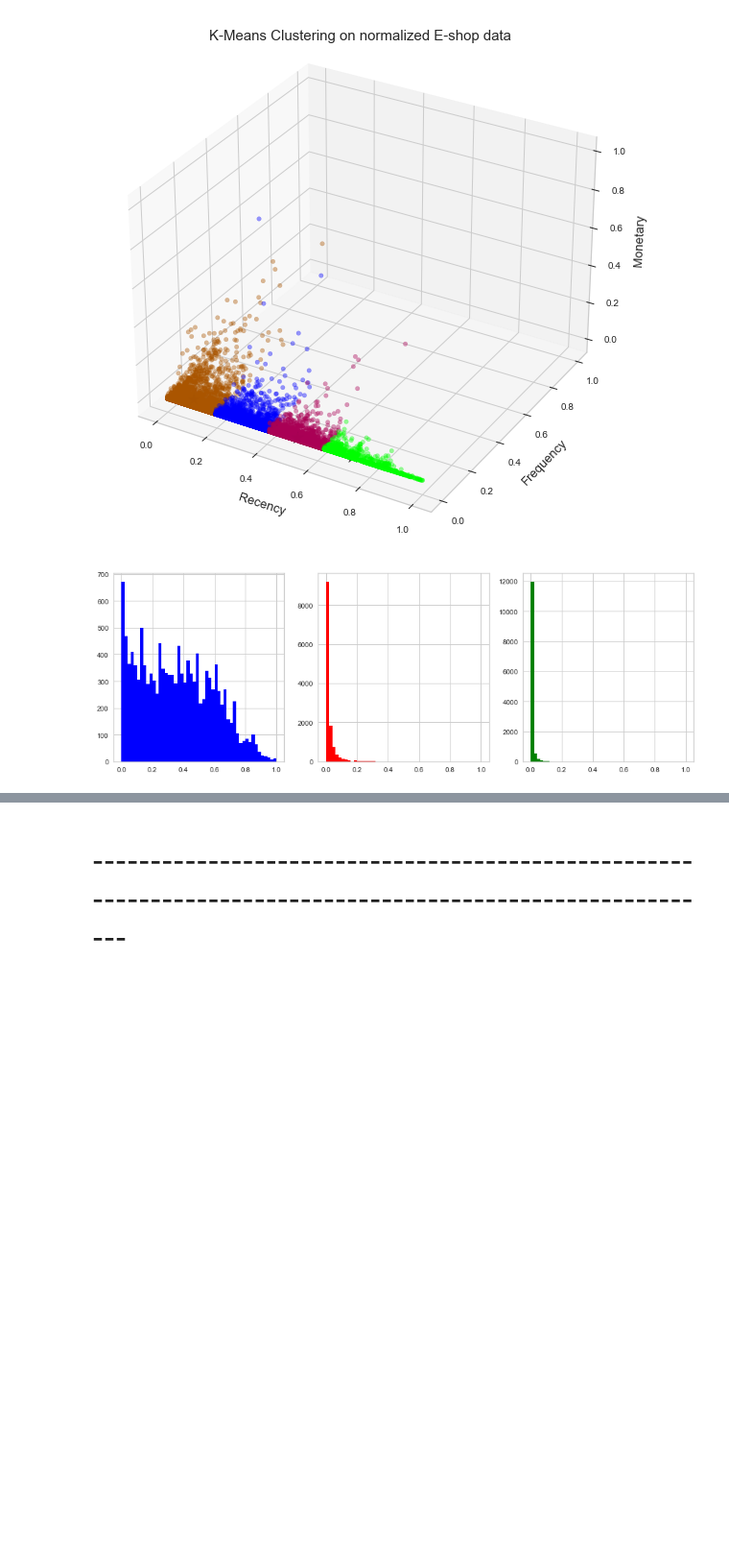
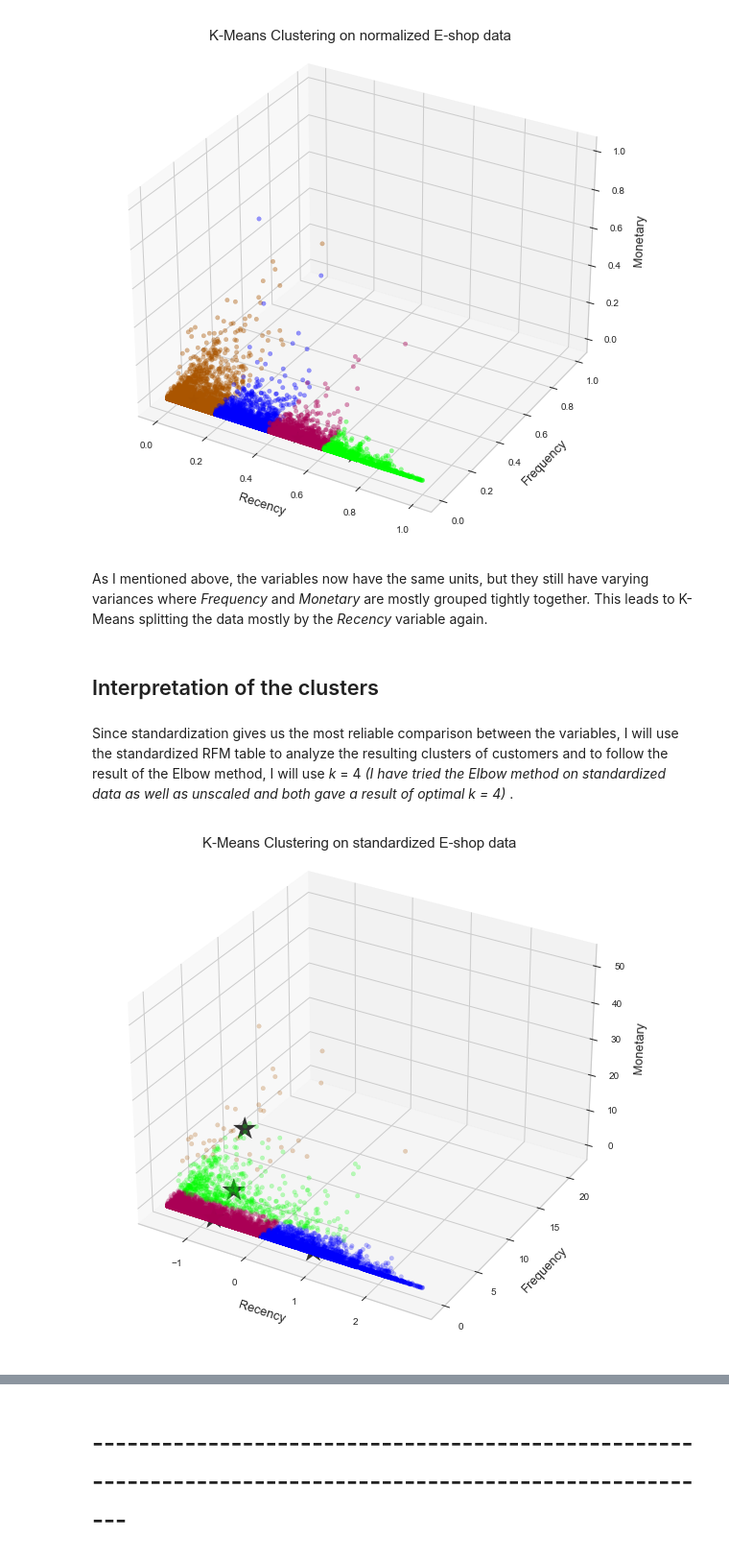
Before and after one commit to chododom/BI-VZD, a Jupyter notebook: 03/homework_03_B201.ipynb, the cells around one changed output, grey strips where cells are left out. Shown at 96% size. Drawn from its saved outputs; the diff is of its cells as text; code cells hidden in the pictures; blank space fills up the shorter version.

```diff
--- a/03/homework_03_B201.ipynb
+++ b/03/homework_03_B201.ipynb
@@ -329,11 +328,26 @@ ax.set_zlabel('Monetary', fontsize=13, labelpad=10)
 plt.show()
 # %% [output]
 [figure]
-# %%
-fig, axes = plt.subplots(1,3, figsize=(15,5))
-axes[0].hist(norm_rfm['Recency'], bins=50, color='blue')
-axes[1].hist(norm_rfm['Frequency'], bins=50, color='red')
-axes[2].hist(norm_rfm['Monetary'], bins=50, color='green')
-plt.show()
-# %% [output]
-[figure, removed]
+# %% [markdown]
+As I mentioned above, the variables now have the same units, but they still have varying variances where *Frequency* and *Monetary* are mostly grouped tightly together. This leads to K-Means splitting the data mostly by the *Recency* variable again.
+# %% [markdown]
+## Interpretation of the clusters
+# %% [markdown]
+Since standardization gives us the most reliable comparison between the variables, I will use the standardized RFM table to analyze the resulting clusters of customers and to follow the result of the Elbow method, I will use *k* = 4 *(I have tried the Elbow method on standardized data as well as unscaled and both gave a result of optimal k = 4)* .
+# %%
+k = 4
+kmeans = KMeans(n_clusters=k, random_state=seed).fit(std_rfm)
+fig = plt.figure(figsize=(10,10))
+ax = fig.add_subplot(111, projection='3d')
+
+ax.scatter(std_rfm['Recency'], std_rfm['Frequency'], std_rfm['Monetary'], c=kmeans.labels_, cmap='brg', alpha=0.25)
+ax.scatter(kmeans.cluster_centers_[:,0], kmeans.cluster_centers_[:, 1], kmeans.cluster_centers_[:, 2],
+            c='black', alpha=0.8, s=600, marker='*')
+
+ax.set_title('K-Means Clustering on standardized E-shop data', fontsize=15, y=1.04)
+ax.set_xlabel('Recency', fontsize=13, labelpad=10)
+ax.set_ylabel('Frequency', fontsize=13, labelpad=10)
+ax.set_zlabel('Monetary', fontsize=13, labelpad=10)
+plt.show()
+# %% [output]
+[figure, added]
```
Also changed, not shown: parts of 49 cells of this notebook.
